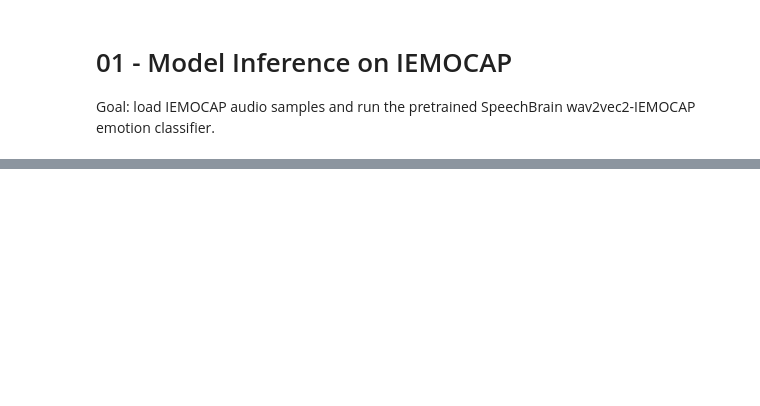
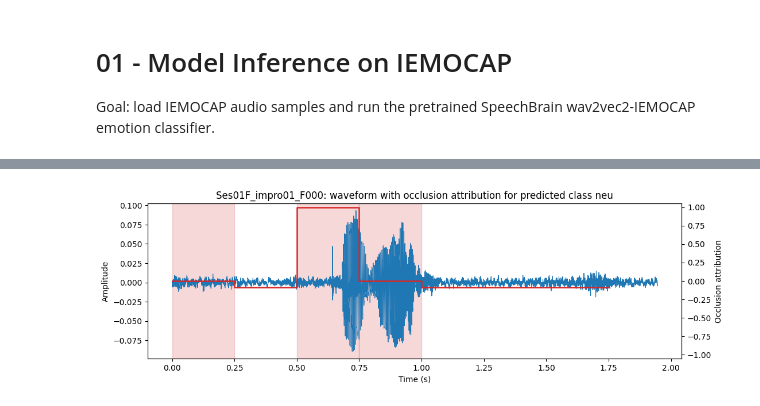
Before and after one commit to MateusWiteck/gradient_based_speach_xai, a Jupyter notebook: notebooks/01_inference_iemocap.ipynb, the cells around one changed output, grey strips where cells are left out. Drawn from its saved outputs; the diff is of its cells as text; code cells hidden in the pictures; blank space fills up the shorter version.

```diff
--- a/notebooks/01_inference_iemocap.ipynb
+++ b/notebooks/01_inference_iemocap.ipynb
@@ -44,19 +56,33 @@ plotting.plot_waveform(sample_waveform, sample_rate, title=str(sample_row.audio_
 # %%
+metadata_table = metadata_table.copy()
+metadata_table['model_true_label'] = metadata_table['true_label'].replace(IEMOCAP_TO_MODEL_LABEL)
+known_model_labels = ['ang', 'hap', 'neu', 'sad']
+evaluation_table = (
+    metadata_table[metadata_table['model_true_label'].isin(known_model_labels)]
+    .groupby('model_true_label', group_keys=False)
+    .head(EVALUATION_EXAMPLES_PER_CLASS)
+    .reset_index(drop=True)
+)
+
+print('Evaluation subset size:', len(evaluation_table))
+print(evaluation_table['model_true_label'].value_counts().sort_index())
+
 classifier = model.load_speechbrain_classifier(MODEL_SOURCE, MODEL_SAVEDIR)
 prediction_rows = []
 
-for row in metadata_table.head(5).itertuples(index=False):
+for row in evaluation_table.itertuples(index=False):
     waveform, sample_rate = audio.load_waveform(row.audio_path, TARGET_SAMPLE_RATE)
     prediction = model.classify_waveform(classifier, audio.waveform_to_batch(waveform))
     prediction_rows.append({
         'audio_id': row.audio_id,
         'audio_path': row.audio_path,
         'true_label': getattr(row, 'true_label', None),
+        'model_true_label': row.model_true_label,
+        'duration_seconds': audio.duration_seconds(waveform, sample_rate),
         'predicted_label': prediction.predicted_label,
         'predicted_index': prediction.predicted_index,
         'predicted_confidence': prediction.predicted_confidence,
     })
 
 predictions_table = pd.DataFrame(prediction_rows)
-predictions_table.to_csv(PREDICTIONS_CSV, index=False)
 predictions_table
@@ -62,0 +174,73 @@ predictions_table
+# %%
+attribution_row = predictions_table.iloc[0]
+attribution_waveform, attribution_sample_rate = audio.load_waveform(
+    attribution_row.audio_path,
+    TARGET_SAMPLE_RATE,
+)
+attribution_duration = audio.duration_seconds(attribution_waveform, attribution_sample_rate)
+original_prediction = model.classify_waveform(classifier, audio.waveform_to_batch(attribution_waveform))
+target_index = original_prediction.predicted_index
+target_label = original_prediction.predicted_label
+original_target_confidence = float(original_prediction.probabilities[target_index])
+
+window_seconds = 0.25
+window_starts = np.arange(0.0, attribution_duration, window_seconds)
+attribution_rows = []
+
+for window_start in window_starts:
+    window_end = min(float(window_start + window_seconds), attribution_duration)
+    window_table = pd.DataFrame(
+        [{'audio_id': attribution_row.audio_id, 'start': window_start, 'end': window_end, 'score': 1.0}]
+    )
+    masked_waveform = masking.silence_intervals(
+        attribution_waveform,
+        attribution_sample_rate,
+        window_table,
+    )
+    masked_prediction = model.classify_waveform(classifier, audio.waveform_to_batch(masked_waveform))
+    masked_target_confidence = float(masked_prediction.probabilities[target_index])
+    attribution_rows.append(
+        {
+            'audio_id': attribution_row.audio_id,
+            'start': float(window_start),
+            'end': float(window_end),
+            'score': original_target_confidence - masked_target_confidence,
+        }
+    )
+
+occlusion_attribution_table = pd.DataFrame(attribution_rows)
+max_abs_score = occlusion_attribution_table['score'].abs().max()
+if max_abs_score > 0:
+    occlusion_attribution_table['normalized_score'] = occlusion_attribution_table['score'] / max_abs_score
+else:
+    occlusion_attribution_table['normalized_score'] = 0.0
+
+top_attribution_intervals = occlusion_attribution_table.nlargest(3, 'score')
+
+fig, ax = plt.subplots(figsize=(12, 3.5))
+plotting.plot_waveform(
+    attribution_waveform,
+    attribution_sample_rate,
+    ax=ax,
+    title=(
+        f"{attribution_row.audio_id}: waveform with occlusion attribution "
+        f"for predicted class {target_label}"
+    ),
+)
+plotting.shade_intervals(ax, top_attribution_intervals, color='tab:red', alpha=0.18)
+
+attribution_axis = ax.twinx()
+attribution_axis.step(
+    occlusion_attribution_table['start'],
+    occlusion_attribution_table['normalized_score'],
+    where='post',
+    color='tab:red',
+    linewidth=1.8,
+)
+attribution_axis.set_ylabel('Occlusion attribution')
+attribution_axis.set_ylim(-1.05, 1.05)
+plt.show()
+
+occlusion_attribution_table
+# %% [output]
+[figure, added]
```
Also changed, not shown: parts of 9 cells of this notebook, 24 other files.
